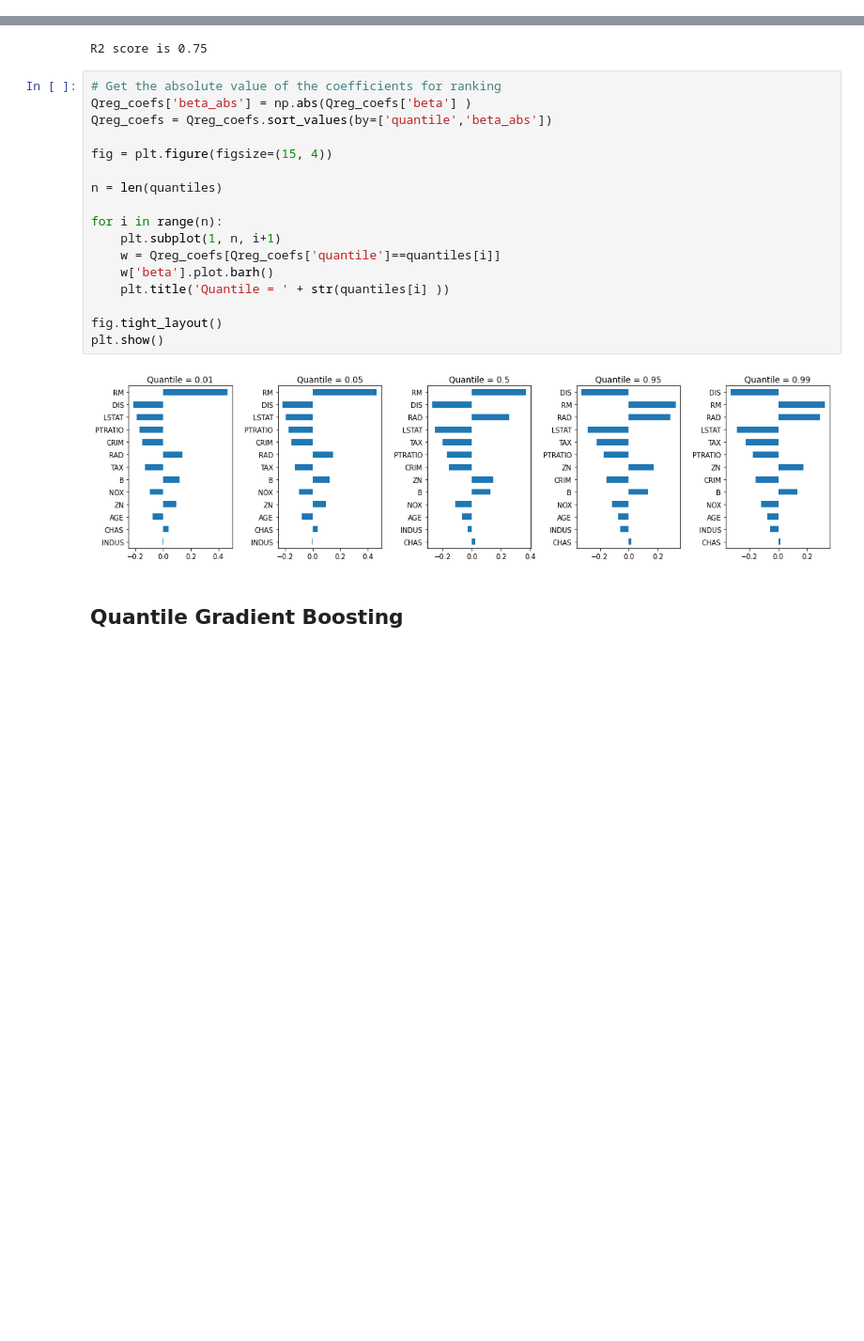
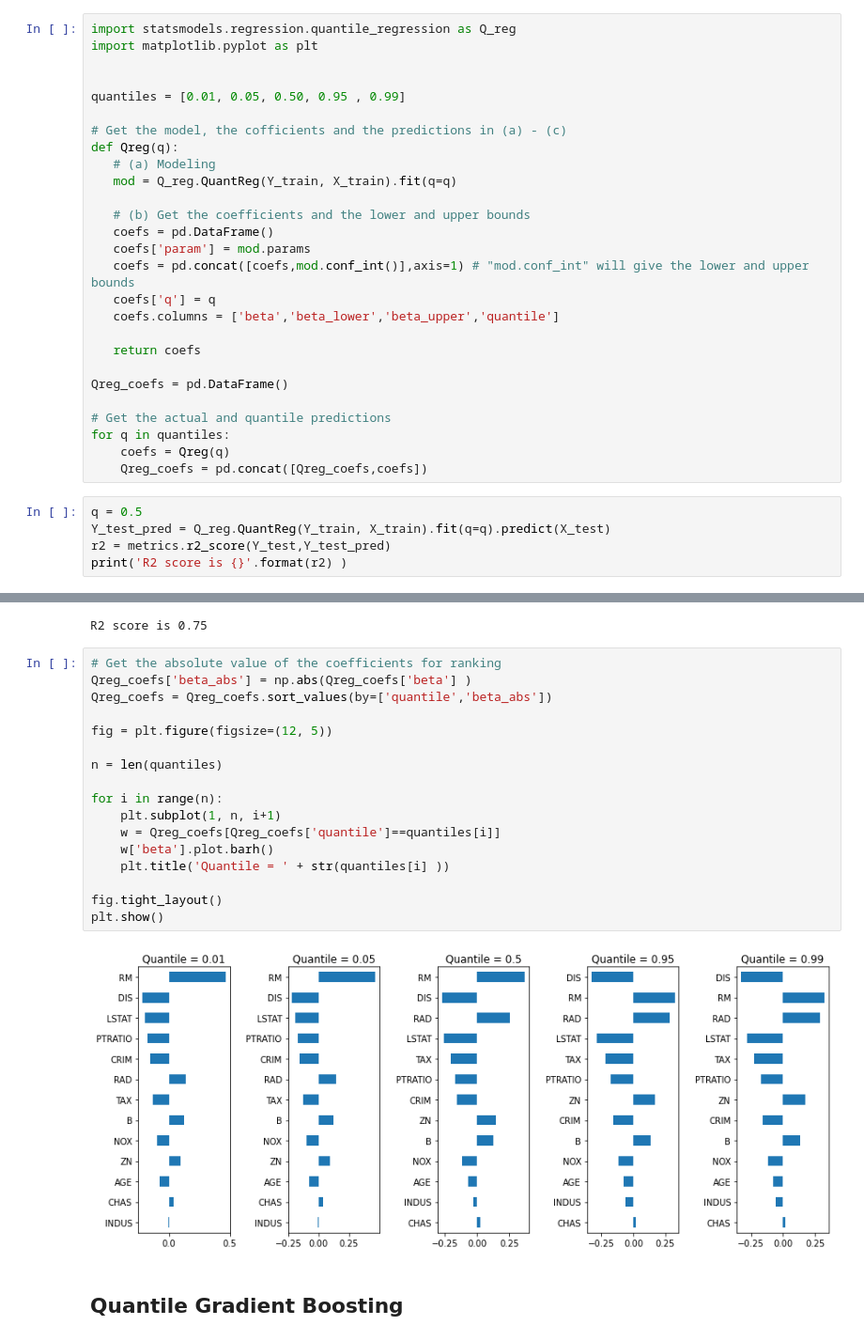
Before and after one commit to dataman-git/codes_for_articles, a Jupyter notebook: From Quantile Regression to Quantile Random Forests.ipynb, the cells around one changed output, grey strips where cells are left out. Shown at 94% size. Saved outputs shown, nothing was run; the diff lists cells and outputs as text; blank space fills up the shorter version.

```diff
--- a/From Quantile Regression to Quantile Random Forests.ipynb
+++ b/From Quantile Regression to Quantile Random Forests.ipynb
@@ -88,0 +82,32 @@ import matplotlib.pyplot as plt
+# %%
+import statsmodels.regression.quantile_regression as Q_reg
+import matplotlib.pyplot as plt
+
+
+quantiles = [0.01, 0.05, 0.50, 0.95 , 0.99]
+
+# Get the model, the cofficients and the predictions in (a) - (c)
+def Qreg(q):
+   # (a) Modeling
+   mod = Q_reg.QuantReg(Y_train, X_train).fit(q=q)
+
+   # (b) Get the coefficients and the lower and upper bounds
+   coefs = pd.DataFrame()
+   coefs['param'] = mod.params
+   coefs = pd.concat([coefs,mod.conf_int()],axis=1) # "mod.conf_int" will give the lower and upper bounds
+   coefs['q'] = q
+   coefs.columns = ['beta','beta_lower','beta_upper','quantile']
+
+   return coefs
+
+Qreg_coefs = pd.DataFrame()
+
+# Get the actual and quantile predictions
+for q in quantiles:
+    coefs = Qreg(q)
+    Qreg_coefs = pd.concat([Qreg_coefs,coefs])
+# %%
+q = 0.5
+Y_test_pred = Q_reg.QuantReg(Y_train, X_train).fit(q=q).predict(X_test)
+r2 = metrics.r2_score(Y_test,Y_test_pred)
+print('R2 score is {}'.format(r2) )
@@ -141,22 +171,22 @@ R2 score is 0.75
 # %%
 # Get the absolute value of the coefficients for ranking
 Qreg_coefs['beta_abs'] = np.abs(Qreg_coefs['beta'] )
 Qreg_coefs = Qreg_coefs.sort_values(by=['quantile','beta_abs'])
 
-fig = plt.figure(figsize=(15, 4))
+fig = plt.figure(figsize=(12, 5))
 
 n = len(quantiles)
 
 for i in range(n):
     plt.subplot(1, n, i+1)
     w = Qreg_coefs[Qreg_coefs['quantile']==quantiles[i]]
     w['beta'].plot.barh()
     plt.title('Quantile = ' + str(quantiles[i] ))
 
 fig.tight_layout()
 plt.show()
 # %% [output]
-[figure, old version]
+[figure, new version]
 # %% [markdown]
 ## Quantile Gradient Boosting
 # %%
```
Also changed, not shown: parts of 14 cells of this notebook.
